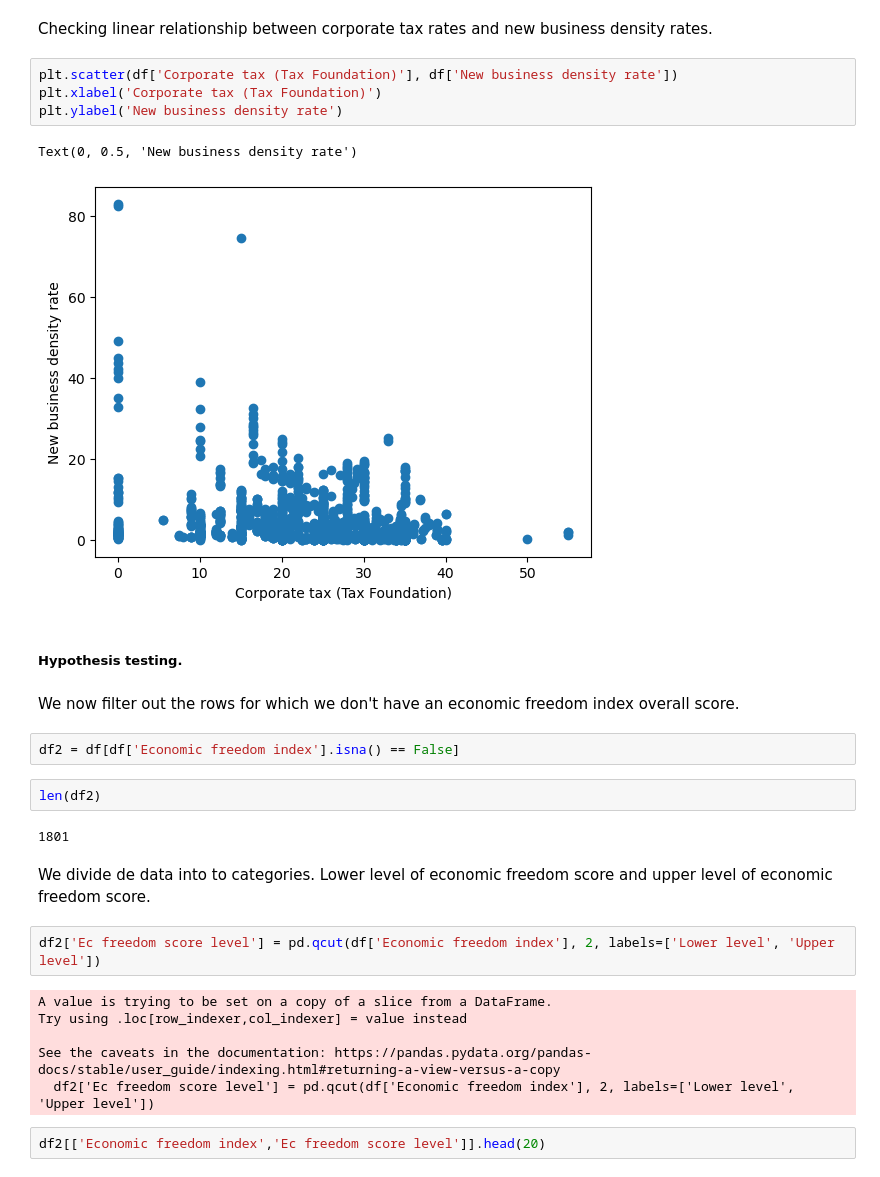
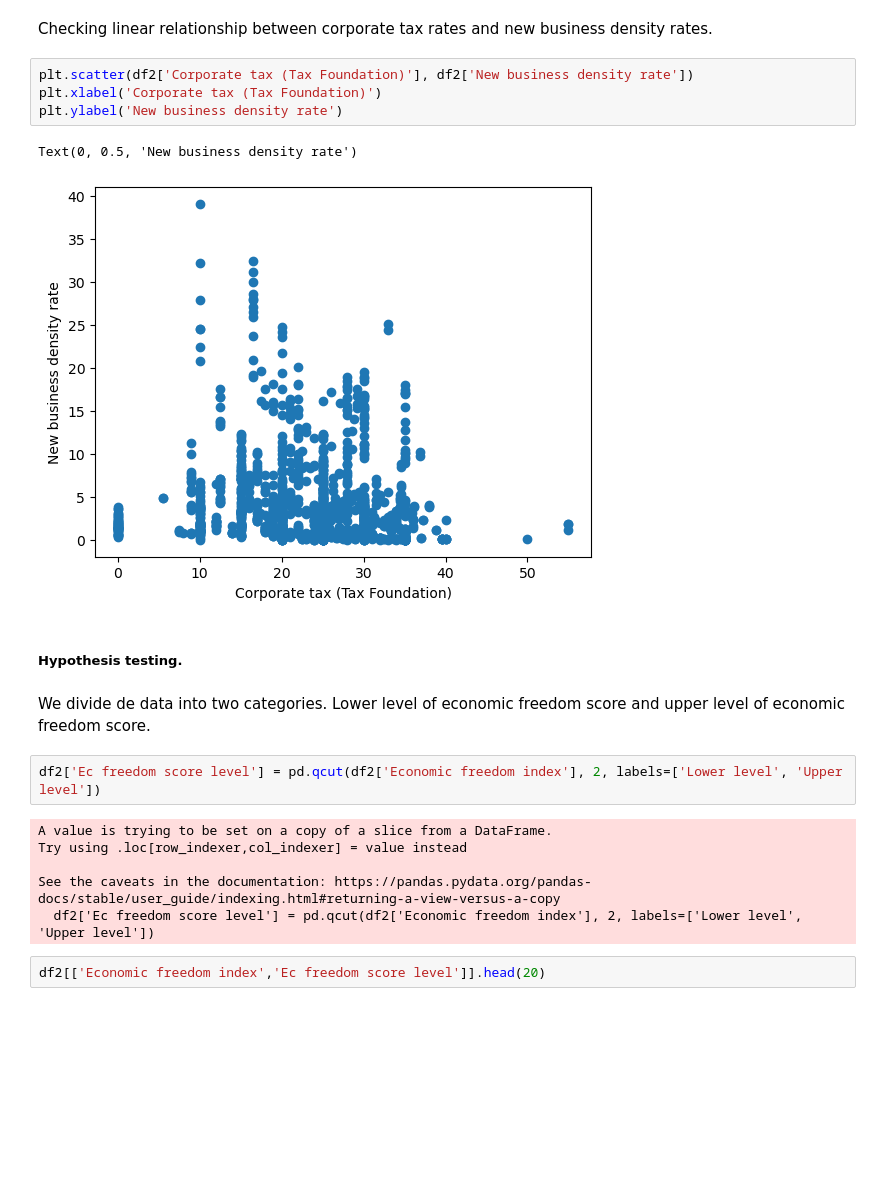
Before and after one commit to 92CMDiego/mid-project-analysing-companies-creation, a Jupyter notebook: Analysing/Analysing_correlations_hypothesis_and_overall_check.ipynb, the cells around one changed output. Cells and saved outputs as stored; diff of their text form; blank space fills up the shorter version.

```diff
--- a/Analysing/Analysing_correlations_hypothesis_and_overall_check.ipynb
+++ b/Analysing/Analysing_correlations_hypothesis_and_overall_check.ipynb
@@ -152,32 +184,24 @@ Text(0, 0.5, 'New business density rate')
 # %% [markdown]
 Checking linear relationship between corporate tax rates and new business density rates.
 # %%
-plt.scatter(df['Corporate tax (Tax Foundation)'], df['New business density rate'])
+plt.scatter(df2['Corporate tax (Tax Foundation)'], df2['New business density rate'])
 plt.xlabel('Corporate tax (Tax Foundation)')
 plt.ylabel('New business density rate')
 # %% [output]
 Text(0, 0.5, 'New business density rate')
-[figure, old version]
+[figure, new version]
 # %% [markdown]
 ##### Hypothesis testing.
-# %% [markdown]
-We now filter out the rows for which we don't have an economic freedom index overall score.
-# %%
-df2 = df[df['Economic freedom index'].isna() == False]
-# %%
-len(df2)
-# %% [output]
-1801
 # %% [markdown]
-We divide de data into to categories. Lower level of economic freedom score and upper level of economic freedom score.
+We divide de data into two categories. Lower level of economic freedom score and upper level of economic freedom score.
 # %%
-df2['Ec freedom score level'] = pd.qcut(df['Economic freedom index'], 2, labels=['Lower level', 'Upper level'])
+df2['Ec freedom score level'] = pd.qcut(df2['Economic freedom index'], 2, labels=['Lower level', 'Upper level'])
 # %% [output]
 A value is trying to be set on a copy of a slice from a DataFrame.
 Try using .loc[row_indexer,col_indexer] = value instead
 
 See the caveats in the documentation: https://pandas.pydata.org/pandas-docs/stable/user_guide/indexing.html#returning-a-view-versus-a-copy
-  df2['Ec freedom score level'] = pd.qcut(df['Economic freedom index'], 2, labels=['Lower level', 'Upper level'])
+  df2['Ec freedom score level'] = pd.qcut(df2['Economic freedom index'], 2, labels=['Lower level', 'Upper level'])
 # %%
 df2[['Economic freedom index','Ec freedom score level']].head(20)
 # %% [output]
```
Also changed, not shown: parts of 19 cells of this notebook.
